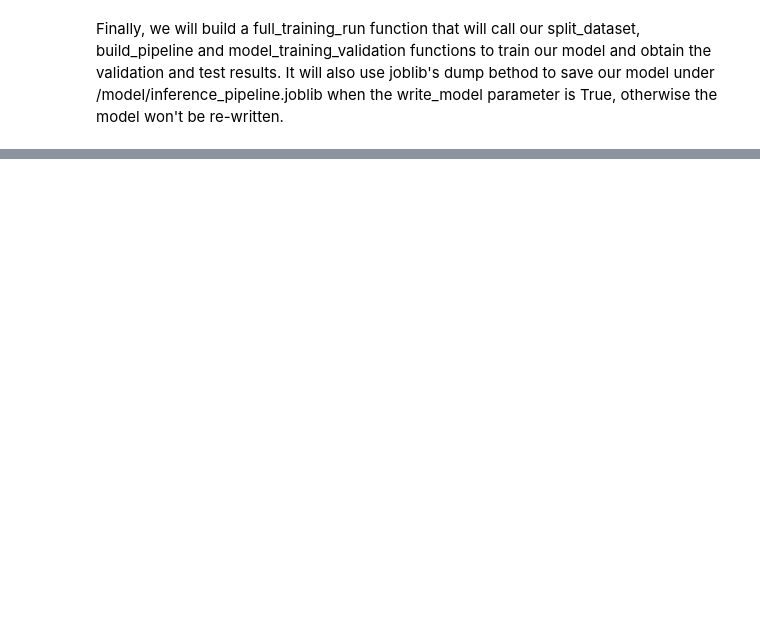
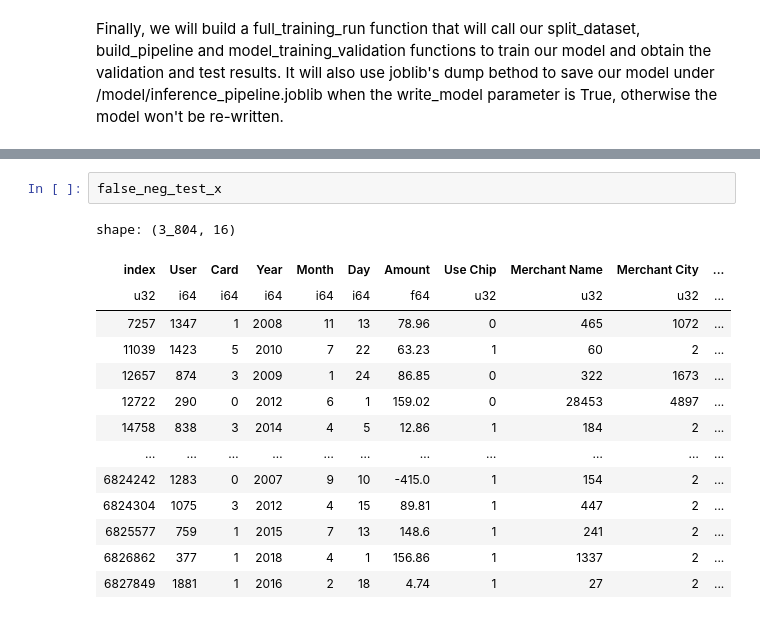
Before and after one commit to Underdoge/fraud-detection, a Jupyter notebook: notebooks/fraud_detection.ipynb, the cells around one changed output, grey strips where cells are left out. Cells and saved outputs as stored; diff of their text form; blank space fills up the shorter version.

```diff
--- a/notebooks/fraud_detection.ipynb
+++ b/notebooks/fraud_detection.ipynb
@@ -882,0 +988,17 @@ Pipeline(steps=[('feature_engineering',
+# %%
+false_neg_test_x
+# %% [output]
+shape: (3_804, 16)
+| index | User | Card | Year | Month | Day | Amount | Use Chip | Merchant Name | Merchant City | ... |
+| u32 | i64 | i64 | i64 | i64 | i64 | f64 | u32 | u32 | u32 | ... |
+| 7257 | 1347 | 1 | 2008 | 11 | 13 | 78.96 | 0 | 465 | 1072 | ... |
+| 11039 | 1423 | 5 | 2010 | 7 | 22 | 63.23 | 1 | 60 | 2 | ... |
+| 12657 | 874 | 3 | 2009 | 1 | 24 | 86.85 | 0 | 322 | 1673 | ... |
+| 12722 | 290 | 0 | 2012 | 6 | 1 | 159.02 | 0 | 28453 | 4897 | ... |
+| 14758 | 838 | 3 | 2014 | 4 | 5 | 12.86 | 1 | 184 | 2 | ... |
+| … | … | … | … | … | … | … | … | … | … | ... |
+| 6824242 | 1283 | 0 | 2007 | 9 | 10 | -415.0 | 1 | 154 | 2 | ... |
+| 6824304 | 1075 | 3 | 2012 | 4 | 15 | 89.81 | 1 | 447 | 2 | ... |
+| 6825577 | 759 | 1 | 2015 | 7 | 13 | 148.6 | 1 | 241 | 2 | ... |
+| 6826862 | 377 | 1 | 2018 | 4 | 1 | 156.86 | 1 | 1337 | 2 | ... |
+| 6827849 | 1881 | 1 | 2016 | 2 | 18 | 4.74 | 1 | 27 | 2 | ... |
```
Also changed, not shown: parts of 20 cells of this notebook, 5 other files.
